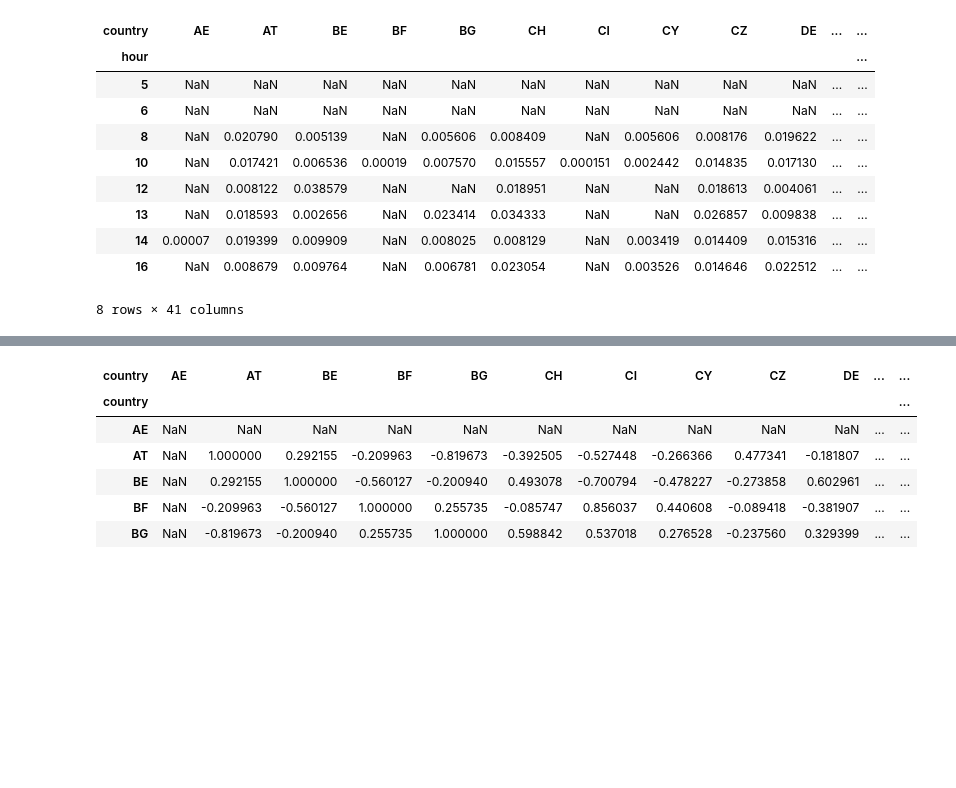
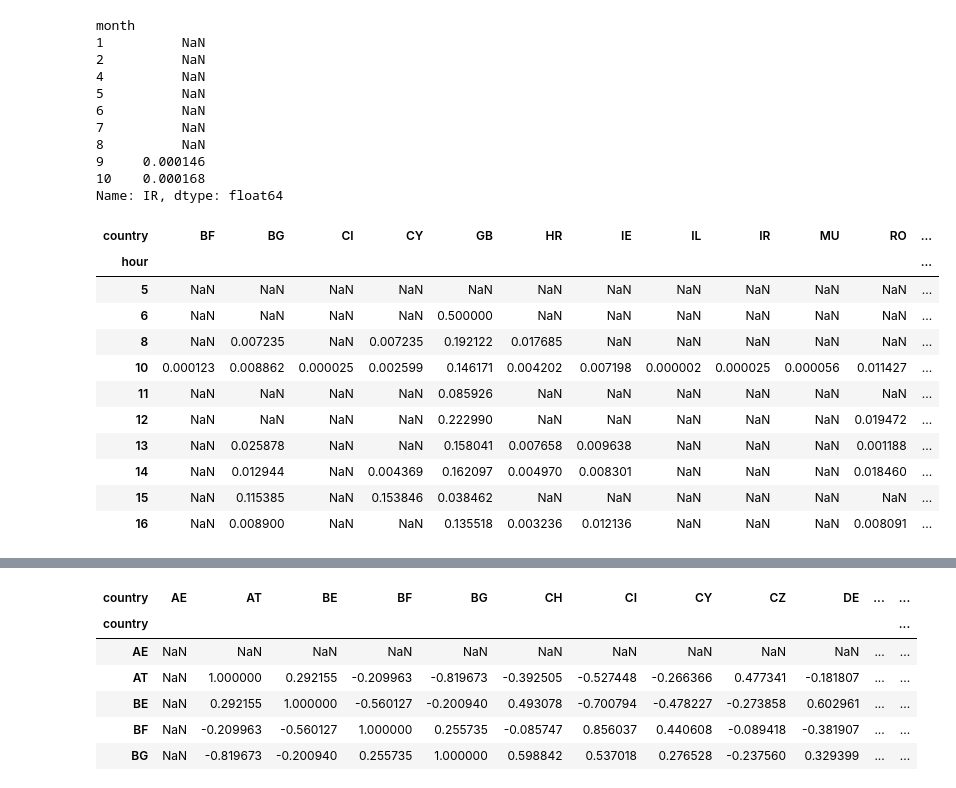
Before and after one commit to ApurvaMisra/Schengen_data_analysis, a Jupyter notebook: schengen_anomaly.ipynb, the cells around one changed output, grey strips where cells are left out. Saved outputs shown, nothing was run; the diff lists cells and outputs as text; code cells hidden in the pictures; blank space fills up the shorter version.

```diff
--- a/schengen_anomaly.ipynb
+++ b/schengen_anomaly.ipynb
@@ -277,5 +274,9 @@ print(fil_loc1[fil_loc1.timestamp.isin(timestamp_bf)].country.unique())
 # %%
 schengen=["AT","BE","CZ","DK","EE","FI","FR","DE","GR","HU","IS","IT","LV","LI","LT","LU","MT","NL","NO","PL","PT","SK","SI","ES","SE","CH"]
+eu_countries=['AL', 'AD', 'AM', 'AT', 'BY', 'BE', 'BA', 'BG', 'CH', 'CY', 'CZ', 'DE',
+        'DK', 'EE', 'ES', 'FO', 'FI', 'FR', 'GB', 'GE', 'GI', 'GR', 'HU', 'HR',
+        'IE', 'IS', 'IT', 'LI', 'LT', 'LU', 'LV', 'MC', 'MK', 'MT', 'NO', 'NL', 'PL',
+        'PT', 'RO', 'RU', 'SE', 'SI', 'SK', 'SM', 'TR', 'UA', 'VA']
 print(fil_loc1[fil_loc1.country.isin(schengen)==False].country.unique())
 other=fil_loc1[fil_loc1.country.isin(schengen)==False].country.unique()
 for i in other:
@@ -389,0 +363,19 @@ sort_grouped_hour
+# %%
+grouped_day=fil_loc1.groupby(["day_name","country"],as_index=True).agg({"country":["count"]})
+grouped_day.reset_index(col_level=1,inplace=True)
+grouped_day.columns = grouped_day.columns.droplevel(0)
+print(grouped_day)
+grouped_day.sort_values(["day_name","count"],ascending=False,inplace=True)
+summation_day=grouped_day.groupby("day_name")["count"].sum()
+summation_day
+
+for k in grouped_day.day_name.unique():
+    #print(k)
+    replace=[x/summation_day[k] for x in grouped_day[grouped_day.day_name==k]["count"]]
+    mask=grouped_day.day_name==k
+    grouped_day.loc[mask,"count"]=replace
+
+grouped_day=grouped_day[grouped_day.country.isin(schengen)==False]
+eu_selection=list(map(lambda x: x in eu_countries, grouped_day.country))
+#print(eu_selection)
+grouped_day["eu"]=eu_selection
@@ -389,0 +407,19 @@ sort_grouped_hour
+# %%
+grouped_hour=fil_loc1.groupby(["hour","country"],as_index=True).agg({"country":["count"]})
+grouped_hour.reset_index(col_level=1,inplace=True)
+grouped_hour.columns = grouped_hour.columns.droplevel(0)
+print(grouped_hour)
+grouped_hour.sort_values(["hour","count"],ascending=False,inplace=True)
+summation_hour=grouped_hour.groupby("hour")["count"].sum()
+summation_hour
+
+
+for j in grouped_hour.hour.unique():
+    #print(k)
+    replace=[x/summation_hour[j] for x in grouped_hour[grouped_hour.hour==j]["count"]]
+    mask=grouped_hour.hour==j
+    grouped_hour.loc[mask,"count"]=replace
+grouped_hour=grouped_hour[grouped_hour.country.isin(schengen)==False]
+eu_selection=list(map(lambda x: x in eu_countries, grouped_hour.country))
+#print(eu_selection)
+grouped_hour["eu"]=eu_selection
@@ -390,21 +451,33 @@ sort_grouped_hour
 # %%
 grouped_count=grouped.pivot(index="month", columns="country", values="count")
-grouped_count
+print(grouped_count["IR"])
 grouped_day_count=grouped_day.pivot(index="day_name", columns="country", values="count")
 grouped_day_count
 grouped_hour_count=grouped_hour.pivot(index="hour", columns="country", values="count")
 grouped_hour_count
 # %% [output]
+month
+1          NaN
+2          NaN
+4          NaN
+5          NaN
+6          NaN
+7          NaN
+8          NaN
+9     0.000146
+10    0.000168
+Name: IR, dtype: float64
-| country | AE | AT | BE | BF | BG | CH | CI | CY | CZ | DE | ... | ... |
+| country | BF | BG | CI | CY | GB | HR | IE | IL | IR | MU | RO | ... |
 | hour |  |  |  |  |  |  |  |  |  |  |  | ... |
-| 5 | NaN | NaN | NaN | NaN | NaN | NaN | NaN | NaN | NaN | NaN | ... | ... |
-| 6 | NaN | NaN | NaN | NaN | NaN | NaN | NaN | NaN | NaN | NaN | ... | ... |
-| 8 | NaN | 0.020790 | 0.005139 | NaN | 0.005606 | 0.008409 | NaN | 0.005606 | 0.008176 | 0.019622 | ... | ... |
-| 10 | NaN | 0.017421 | 0.006536 | 0.00019 | 0.007570 | 0.015557 | 0.000151 | 0.002442 | 0.014835 | 0.017130 | ... | ... |
-| 12 | NaN | 0.008122 | 0.038579 | NaN | NaN | 0.018951 | NaN | NaN | 0.018613 | 0.004061 | ... | ... |
-| 13 | NaN | 0.018593 | 0.002656 | NaN | 0.023414 | 0.034333 | NaN | NaN | 0.026857 | 0.009838 | ... | ... |
-| 14 | 0.00007 | 0.019399 | 0.009909 | NaN | 0.008025 | 0.008129 | NaN | 0.003419 | 0.014409 | 0.015316 | ... | ... |
-| 16 | NaN | 0.008679 | 0.009764 | NaN | 0.006781 | 0.023054 | NaN | 0.003526 | 0.014646 | 0.022512 | ... | ... |
+| 5 | NaN | NaN | NaN | NaN | NaN | NaN | NaN | NaN | NaN | NaN | NaN | ... |
+| 6 | NaN | NaN | NaN | NaN | 0.500000 | NaN | NaN | NaN | NaN | NaN | NaN | ... |
+| 8 | NaN | 0.007235 | NaN | 0.007235 | 0.192122 | 0.017685 | NaN | NaN | NaN | NaN | NaN | ... |
+| 10 | 0.000123 | 0.008862 | 0.000025 | 0.002599 | 0.146171 | 0.004202 | 0.007198 | 0.000002 | 0.000025 | 0.000056 | 0.011427 | ... |
+| 11 | NaN | NaN | NaN | NaN | 0.085926 | NaN | NaN | NaN | NaN | NaN | NaN | ... |
+| 12 | NaN | NaN | NaN | NaN | 0.222990 | NaN | NaN | NaN | NaN | NaN | 0.019472 | ... |
+| 13 | NaN | 0.025878 | NaN | NaN | 0.158041 | 0.007658 | 0.009638 | NaN | NaN | NaN | 0.001188 | ... |
+| 14 | NaN | 0.012944 | NaN | 0.004369 | 0.162097 | 0.004970 | 0.008301 | NaN | NaN | NaN | 0.018460 | ... |
+| 15 | NaN | 0.115385 | NaN | 0.153846 | 0.038462 | NaN | NaN | NaN | NaN | NaN | NaN | ... |
+| 16 | NaN | 0.008900 | NaN | NaN | 0.135518 | 0.003236 | 0.012136 | NaN | NaN | NaN | 0.008091 | ... |
-8 rows × 41 columns
 # %%
 corr_countries=grouped_count.corr(method='pearson')
```
Also changed, not shown: parts of 15 cells of this notebook.
